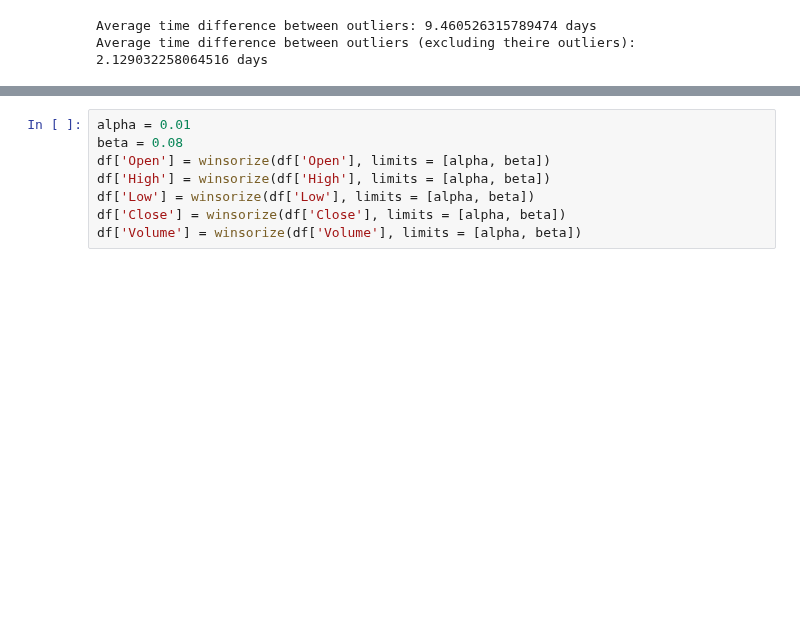
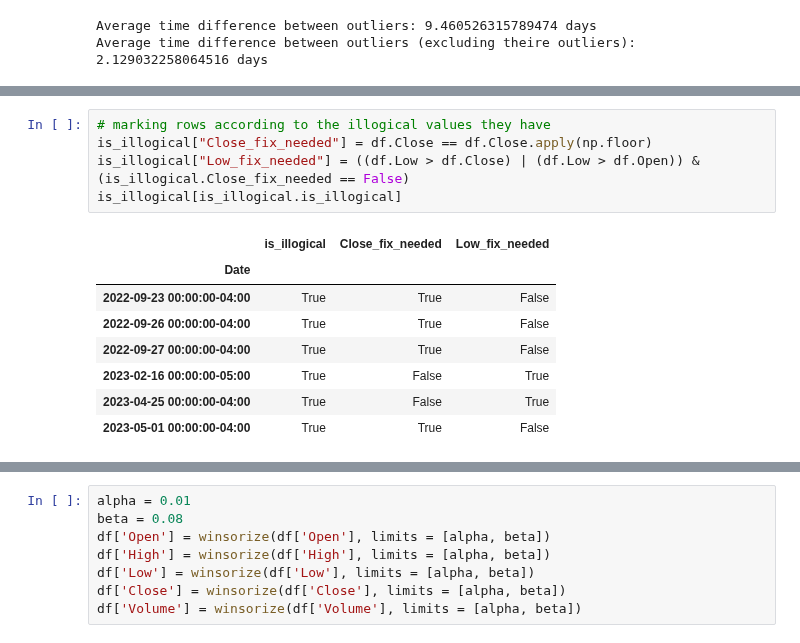
Before and after one commit to HillelCharbit/Trading-Algorithm-Project---google-trends, a Jupyter notebook: tom_jupyter_notebook.ipynb, the cells around one changed output, grey strips where cells are left out. Drawn from its saved outputs; the diff is of its cells as text; blank space fills up the shorter version.

```diff
--- a/tom_jupyter_notebook.ipynb
+++ b/tom_jupyter_notebook.ipynb
@@ -275,0 +324,14 @@ but due to the way that the winsorize function works the none values should be h
+# %%
+# marking rows according to the illogical values they have
+is_illogical["Close_fix_needed"] = df.Close == df.Close.apply(np.floor)
+is_illogical["Low_fix_needed"] = ((df.Low > df.Close) | (df.Low > df.Open)) & (is_illogical.Close_fix_needed == False)
+is_illogical[is_illogical.is_illogical]
+# %% [output]
+|  | is_illogical | Close_fix_needed | Low_fix_needed |
+| Date |  |  |  |
+| 2022-09-23 00:00:00-04:00 | True | True | False |
+| 2022-09-26 00:00:00-04:00 | True | True | False |
+| 2022-09-27 00:00:00-04:00 | True | True | False |
+| 2023-02-16 00:00:00-05:00 | True | False | True |
+| 2023-04-25 00:00:00-04:00 | True | False | True |
+| 2023-05-01 00:00:00-04:00 | True | True | False |
```
Also changed, not shown: parts of 17 cells of this notebook, 1 other file.
